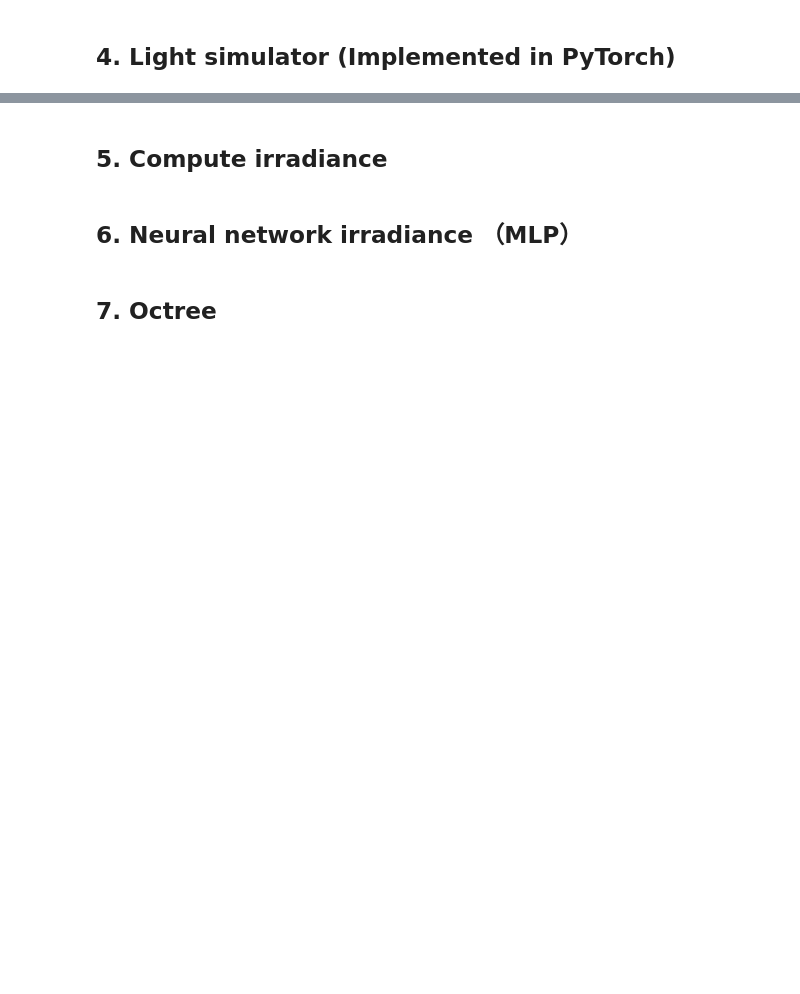
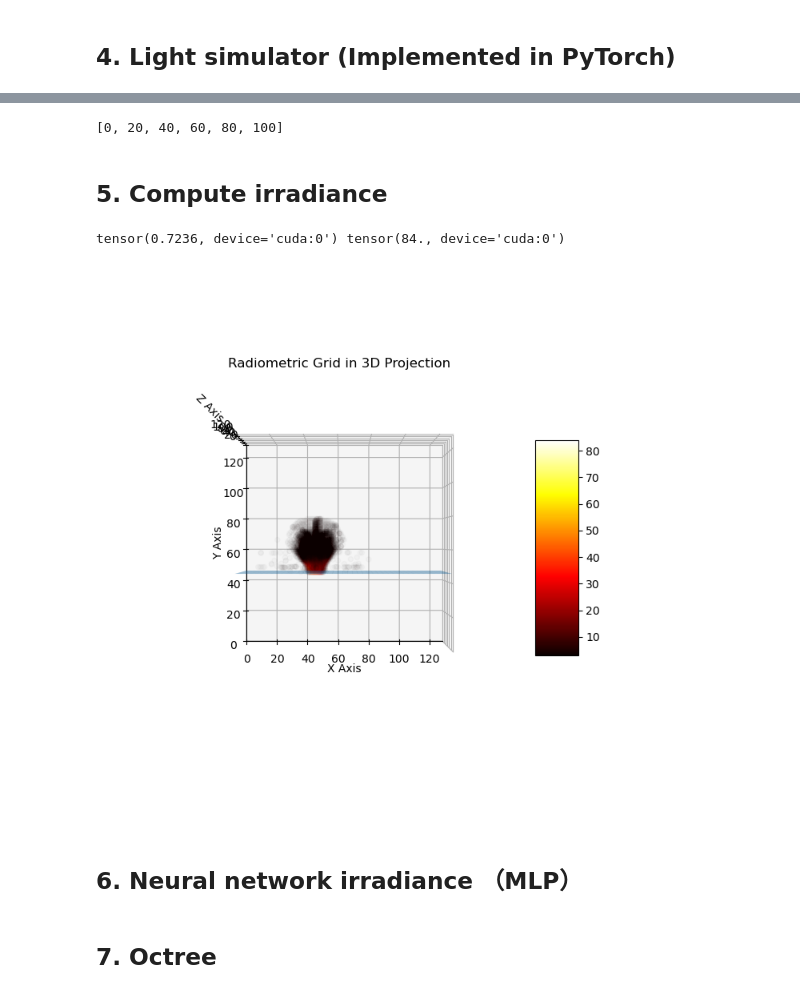
Before and after one commit to swirling-wind/Eikonal-Voxel-Rendering, a Jupyter notebook: main.ipynb, the cells around one changed output, grey strips where cells are left out. Cells and saved outputs as stored; diff of their text form; code cells hidden in the pictures; blank space fills up the shorter version.

```diff
--- a/main.ipynb
+++ b/main.ipynb
@@ -301,9 +340,14 @@ show_propagation_results(wavefront_positions_list, wavefront_directions_list, sc
+# %%
+show_indices = [i for i in range(0, 100+1, max(100 // (6-1), 1))]
+show_indices
+# %% [output]
+[0, 20, 40, 60, 80, 100]
 # %% [markdown]
 ## 5. Compute irradiance
 # %%
 @torch.jit.script
 def simple_accumulate_irradiance_into_grid(wavefront_pos_list: list[torch.Tensor], ior_field: torch.Tensor, device: torch.device, remove_below_floor: int | None =None) -> torch.Tensor:
-    irradiance_grid = torch.zeros(ior_field.shape, dtype=torch.float32, device=device)
+    irradiance_grid = torch.zeros(ior_field.shape, device=device)
     for pos in wavefront_pos_list:
         indices = pos.int()
         mask = (indices[:, 0] >= 0) & (indices[:, 0] < ior_field.shape[0]) & \
@@ -338,34 +382,37 @@ def show_radiometric_grid_3d(radiometric_grid: torch.Tensor, threshold=3.0, only
     ax.view_init(elev=90, azim=-90)
 
     xx, yy, zz = plot_floor()
     ax.plot_surface(xx, yy, zz, alpha=0.5)
 
     radiometric_grid_np = radiometric_grid.cpu().numpy()
     x_points, y_points, z_points = np.where(radiometric_grid_np > threshold)
 
     assert len(x_points) > 0, "No points found above the threshold"
 
     if only_above_floor:
         above_floor_indices = np.where(y_points > -FLOOR_HEIGHT * NUM_Y)
         radiometric_grid_filtered = radiometric_grid_np[x_points[above_floor_indices], y_points[above_floor_indices], z_points[above_floor_indices]]
         x_points = x_points[above_floor_indices]
         y_points = y_points[above_floor_indices]
         z_points = z_points[above_floor_indices]
     else:
         radiometric_grid_filtered = radiometric_grid_np[x_points, y_points, z_points]
 
     # Create a colormap
     norm = Normalize(vmin=np.min(radiometric_grid_filtered), vmax=np.max(radiometric_grid_filtered))
     mappable = ScalarMappable(norm=norm, cmap='hot')
     mappable.set_array(radiometric_grid_filtered)
 
     ax.scatter(x_points, y_points, z_points, c=radiometric_grid_filtered, cmap='hot', alpha=0.02)
     fig.colorbar(mappable, ax=ax, shrink=0.5, aspect=5)  # Add colorbar
     plt.show()
 
 irradiance_grid = simple_accumulate_irradiance_into_grid(wavefront_positions_list, scene_ior, device, int((1+FLOOR_HEIGHT) * NUM_Y / 2))
 print(torch.mean(irradiance_grid), torch.max(irradiance_grid))
-show_radiometric_grid_3d(irradiance_grid, threshold=3, only_above_floor=False)
+show_radiometric_grid_3d(irradiance_grid, threshold=2, only_above_floor=False)
+# %% [output]
+tensor(0.7236, device='cuda:0') tensor(84., device='cuda:0')
+[figure, added]
 # %% [markdown]
 ## 6. Neural network irradiance （MLP）
 # %%
```
Also changed, not shown: parts of 6 cells of this notebook, 1 other file.
